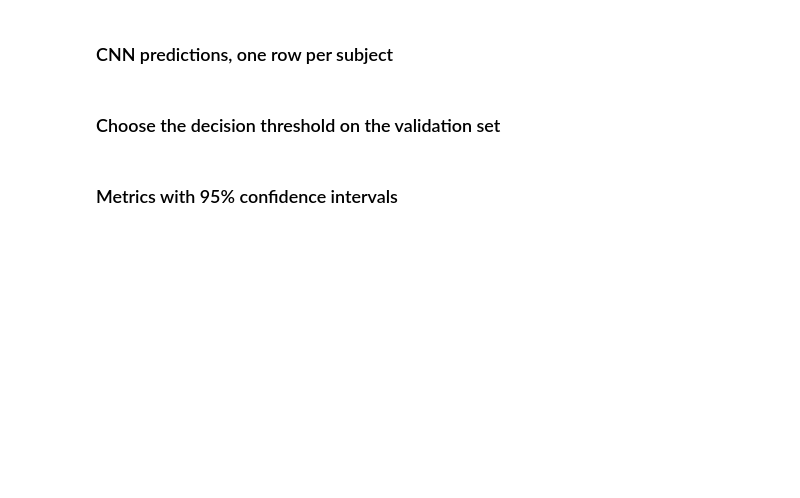
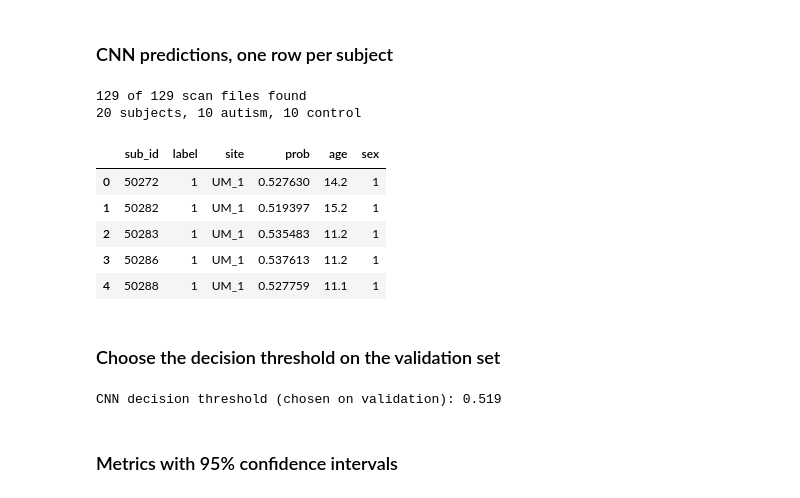
Before and after one commit to Erdos-Projects/fall-2026-autism, a Jupyter notebook: notebooks/metric_evaluation.ipynb, the cells around one changed output. Saved outputs shown, nothing was run; the diff lists cells and outputs as text; code cells hidden in the pictures; blank space fills up the shorter version.

```diff
--- a/notebooks/metric_evaluation.ipynb
+++ b/notebooks/metric_evaluation.ipynb
@@ -35,22 +37,41 @@ print("device:", device, "| evaluating on:", SPLIT)
 # %% [markdown]
 ### CNN predictions, one row per subject ###
 # %%
+import re
+
 manifest = pd.read_csv(tb.MANIFEST_SPLIT)
+
+# The manifest stores Windows paths (F:\...). Rebuild them for this computer from the file name.
+PT_DIR = ROOT / "data" / "MRI" / "Axial" / "pt_files"
+manifest["pt_path"] = [str(PT_DIR / re.split(r"[\\/]", p)[-1]) for p in manifest["pt_path"]]
+missing = [p for p in manifest["pt_path"] if not Path(p).exists()]
+print(f"{len(manifest) - len(missing)} of {len(manifest)} scan files found")
+assert not missing, f"missing scan files, e.g. {missing[:3]}"
+
 subject_info = manifest.drop_duplicates("sub_id")[["sub_id", "age", "sex"]]
 
 model = tb.Baseline3DCNN().to(device)
 model.load_state_dict(torch.load(tb.CHECKPOINT, map_location=device))
 
 def subject_predictions(split):
     """CNN probability of autism for each subject in a split (scans averaged per subject)."""
     scans = manifest[manifest["split"] == split]
     subj = tb.per_subject(tb.predict(model, scans, batch_size=4, device=device))
     return subj.merge(subject_info, on="sub_id")
 
 val = subject_predictions("val")
 ev = val.copy() if SPLIT == "val" else subject_predictions(SPLIT)
 print(f"{len(ev)} subjects, {int(ev['label'].sum())} autism, {int((ev['label'] == 0).sum())} control")
 ev.head()
+# %% [output]
+129 of 129 scan files found
+20 subjects, 10 autism, 10 control
+|  | sub_id | label | site | prob | age | sex |
+| 0 | 50272 | 1 | UM_1 | 0.527630 | 14.2 | 1 |
+| 1 | 50282 | 1 | UM_1 | 0.519397 | 15.2 | 1 |
+| 2 | 50283 | 1 | UM_1 | 0.535483 | 11.2 | 1 |
+| 3 | 50286 | 1 | UM_1 | 0.537613 | 11.2 | 1 |
+| 4 | 50288 | 1 | UM_1 | 0.527759 | 11.1 | 1 |
 # %% [markdown]
 ### Choose the decision threshold on the validation set ###
 # %%
@@ -62,6 +83,8 @@ def youden_threshold(y, p):
 
 THRESHOLD = youden_threshold(val["label"], val["prob"])
 print(f"CNN decision threshold (chosen on validation): {THRESHOLD:.3f}")
+# %% [output]
+CNN decision threshold (chosen on validation): 0.519
 # %% [markdown]
 ### Metrics with 95% confidence intervals ###
 # %%
```
Also changed, not shown: parts of 6 cells of this notebook.
